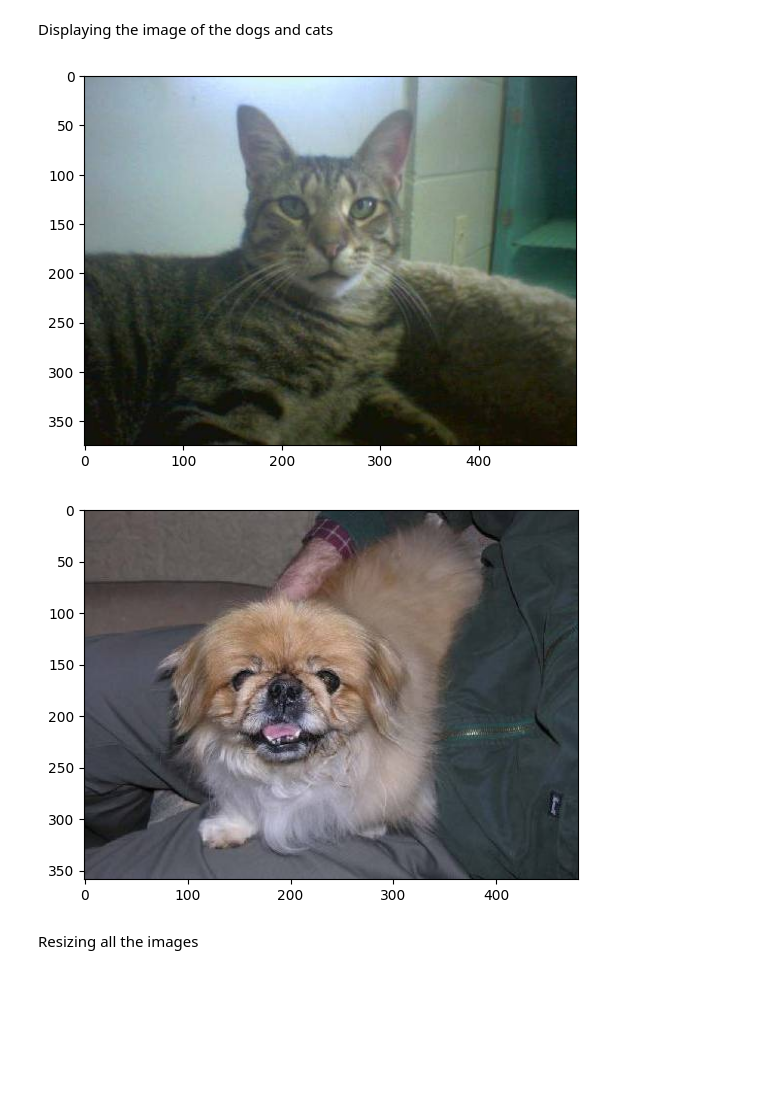
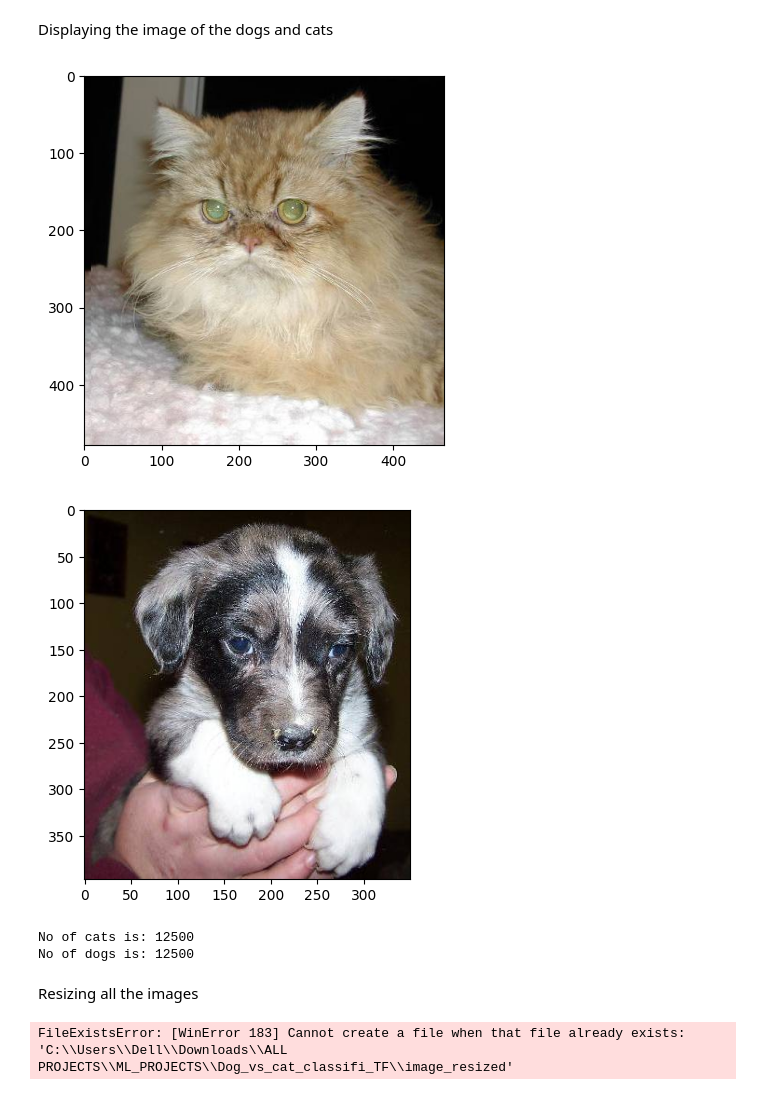
Before and after one commit to GarimaUttam/dogs_Vs_cats_Classi_TFL, a Jupyter notebook: main.ipynb, the cells around one changed output. Cells and saved outputs as stored; diff of their text form; code cells hidden in the pictures; blank space fills up the shorter version.

```diff
--- a/main.ipynb
+++ b/main.ipynb
@@ -106,17 +109,41 @@ import cv2
 Displaying the image of the dogs and cats
 # %%
 # display cat image
-img = mpimg.imread("train\cat.9939.jpg")
+img = mpimg.imread("train\cat.1939.jpg")
 imgplt = plt.imshow(img)
 plt.show()
 # %% [output]
-[figure, old version]
+[figure, new version]
 # %%
 # display dog image
-img = mpimg.imread("train\dog.167.jpg")
+img = mpimg.imread("train\dog.1167.jpg")
 imgplt = plt.imshow(img)
 plt.show()
 # %% [output]
-[figure, old version]
+[figure, new version]
+# %%
+file_names = os.listdir("train")
+
+cnt_dog = 0
+cnt_cat = 0
+
+for i in range(len(file_names)):
+    name = file_names[i]
+    if name[0:3] == "dog":
+        cnt_dog += 1
+    else :
+        cnt_cat += 1
+
+print("No of cats is:", cnt_cat)
+print("No of dogs is:", cnt_dog)
+# %% [output]
+No of cats is: 12500
+No of dogs is: 12500
 # %% [markdown]
 Resizing all the images
+# %%
+#  creating a directory for the resized image
+
+os.mkdir(r"C:\Users\Dell\Downloads\ALL PROJECTS\ML_PROJECTS\Dog_vs_cat_classifi_TF\image_resized")
+# %% [output]
+FileExistsError: [WinError 183] Cannot create a file when that file already exists: 'C:\\Users\\Dell\\Downloads\\ALL PROJECTS\\ML_PROJECTS\\Dog_vs_cat_classifi_TF\\image_resized'
```
Also changed, not shown: parts of 19 cells of this notebook, 1 other file.
